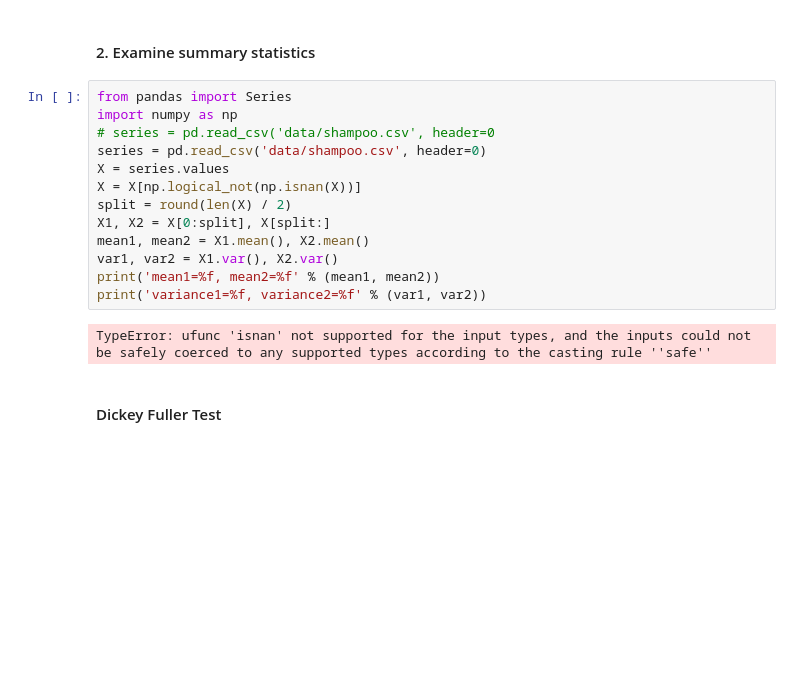
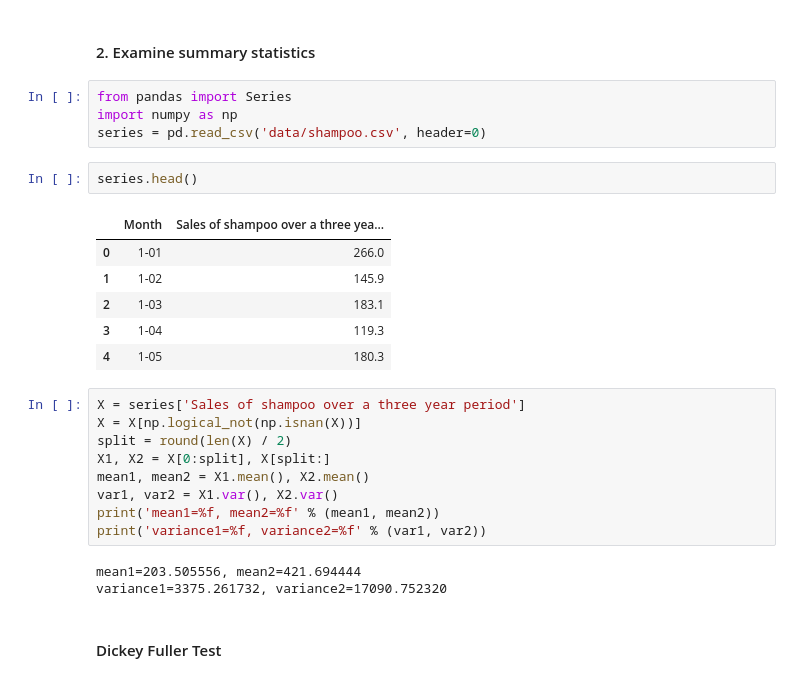
Before and after one commit to learn-co-students/nyc-mhtn-ds-091420-lectures, a Jupyter notebook: Phase_4/Time_Series/Working With Time Series (Part 1)/Working with Time Series Data.ipynb, the cells around one changed output. Drawn from its saved outputs; the diff is of its cells as text; blank space fills up the shorter version.

```diff
--- a/Phase_4/Time_Series/Working With Time Series (Part 1)/Working with Time Series Data.ipynb
+++ b/Phase_4/Time_Series/Working With Time Series (Part 1)/Working with Time Series Data.ipynb
@@ -106,12 +106,21 @@ Assumptions:
 1. No constant mean. violates stationarity assumption. there is an upward trend rather.
 # %% [markdown]
 #### 2. Examine summary statistics
+# %%
+from pandas import Series
+import numpy as np
+series = pd.read_csv('data/shampoo.csv', header=0)
+# %%
+series.head()
+# %% [output]
+|  | Month | Sales of shampoo over a three yea... |
+| 0 | 1-01 | 266.0 |
+| 1 | 1-02 | 145.9 |
+| 2 | 1-03 | 183.1 |
+| 3 | 1-04 | 119.3 |
+| 4 | 1-05 | 180.3 |
 # %%
-from pandas import Series
-import numpy as np
-# series = pd.read_csv('data/shampoo.csv', header=0
-series = pd.read_csv('data/shampoo.csv', header=0)
-X = series.values
+X = series['Sales of shampoo over a three year period']
 X = X[np.logical_not(np.isnan(X))]
 split = round(len(X) / 2)
 X1, X2 = X[0:split], X[split:]
@@ -120,7 +129,8 @@ var1, var2 = X1.var(), X2.var()
 print('mean1=%f, mean2=%f' % (mean1, mean2))
 print('variance1=%f, variance2=%f' % (var1, var2))
 # %% [output]
-TypeError: ufunc 'isnan' not supported for the input types, and the inputs could not be safely coerced to any supported types according to the casting rule ''safe''
+mean1=203.505556, mean2=421.694444
+variance1=3375.261732, variance2=17090.752320
 # %% [markdown]
 <h4>Dickey Fuller Test</h4>
 # %% [markdown]
```
